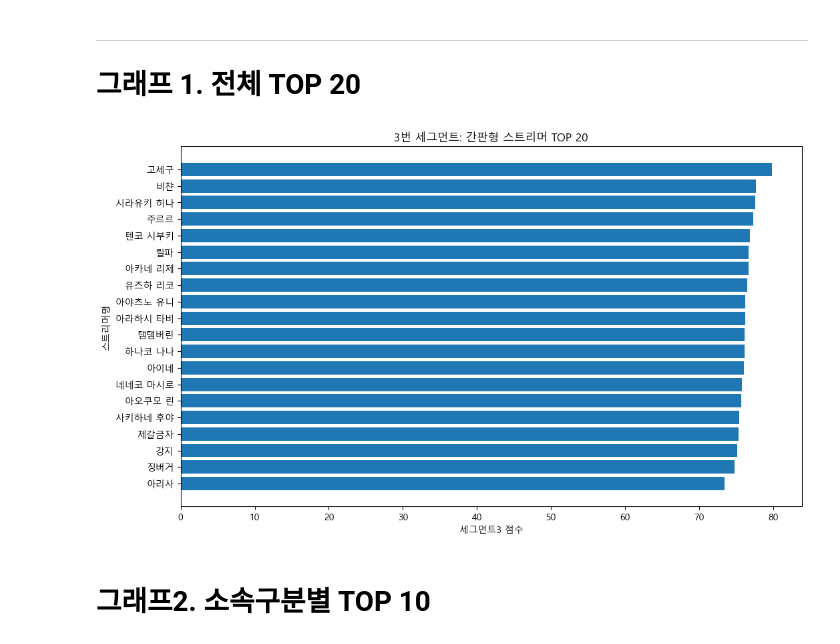
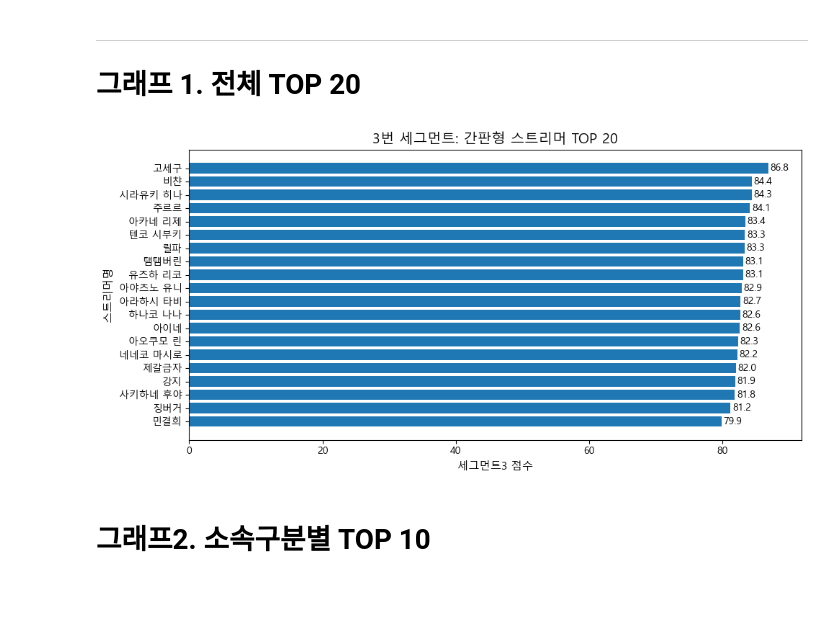
Before and after one commit to LeeSeungBok404/sparta17_data11_final_project, a Jupyter notebook: notebooks/KSI/03.세그먼트/01.1단계 세그먼트_3번.ipynb, the cells around one changed output. Saved outputs shown, nothing was run; the diff lists cells and outputs as text; code cells hidden in the pictures; blank space fills up the shorter version.

Commit message:
세그먼트 3 분석 수정

```diff
--- a/notebooks/KSI/03.세그먼트/01.1단계 세그먼트_3번.ipynb
+++ b/notebooks/KSI/03.세그먼트/01.1단계 세그먼트_3번.ipynb
@@ -177,8 +229,10 @@ score_cols = [
     "6분_최고채팅",
     "평균_시청자_최댓값",
     "팬덤지수",
-    "뷰어십"
+    "뷰어십",
+    "유튜브_구독자"
 ]
+
 
 for col in score_cols:
     seg3_df[col] = pd.to_numeric(seg3_df[col], errors="coerce").fillna(0)
@@ -190,7 +244,8 @@ log_cols = [
     "도네이션",
     "6분_최고채팅",
     "평균_시청자_최댓값",
-    "뷰어십"
+    "뷰어십",
+    "유튜브_구독자"
 ]
 
 for col in log_cols:
@@ -205,7 +260,8 @@ scale_input_cols = [
     "log_6분_최고채팅",
     "log_평균_시청자_최댓값",
     "팬덤지수",
-    "log_뷰어십"
+    "log_뷰어십",
+    "log_유튜브_구독자"
 ]
 
 scaled_cols = [
@@ -215,10 +271,14 @@ scaled_cols = [
     "도네이션_score",
     "채팅화력_score",
     "평균시청자_score",
-    "팬덤_score",
-    "뷰어십_score"
+    "팬덤지수_score",
+    "뷰어십_score",
+    "유튜브구독자_score"
 ]
 
+
 scaler = MinMaxScaler()
+
+# scale_input_cols와 scaled_cols는 순서대로 1:1 매칭됨
 seg3_df[scaled_cols] = scaler.fit_transform(seg3_df[scale_input_cols]) * 100
 # %%
@@ -260,6 +332,7 @@ result_cols = [
     "6분_최고채팅",
     "평균_시청자_최댓값",
     "유튜브_유입지수",
+    "유튜브_구독자",
     "팬덤지수",
     "뷰어십",
     "대중성_score",
@@ -403,15 +460,23 @@ seg3_result[seg3_result["소속구분"] == "팬카페없음"].head(20)
 # %%
 top20 = seg3_result.head(20).copy()
 
-plt.figure(figsize=(12, 7))
+plt.figure(figsize=(10, 5))
+
 plt.barh(top20["스트리머명"], top20["세그먼트3_score"])
+
+for i, v in enumerate(top20["세그먼트3_score"]):
+    plt.text(v + 0.3, i, f"{v:.1f}", va="center", fontsize=10)
+
+plt.xlabel("세그먼트3 점수", fontsize=11)
+plt.ylabel("스트리머명", fontsize=11)
+plt.title("3번 세그먼트: 간판형 스트리머 TOP 20", fontsize=14)
+
+plt.xlim(0, top20["세그먼트3_score"].max() + 5)
 plt.gca().invert_yaxis()
-plt.xlabel("세그먼트3 점수")
-plt.ylabel("스트리머명")
-plt.title("3번 세그먼트: 간판형 스트리머 TOP 20")
+plt.tight_layout()
 plt.show()
 # %% [output]
-[figure, old version]
+[figure, new version]
 # %% [markdown]
 # 그래프2. 소속구분별 TOP 10
 # %%
```
Also changed, not shown: parts of 18 cells of this notebook.
